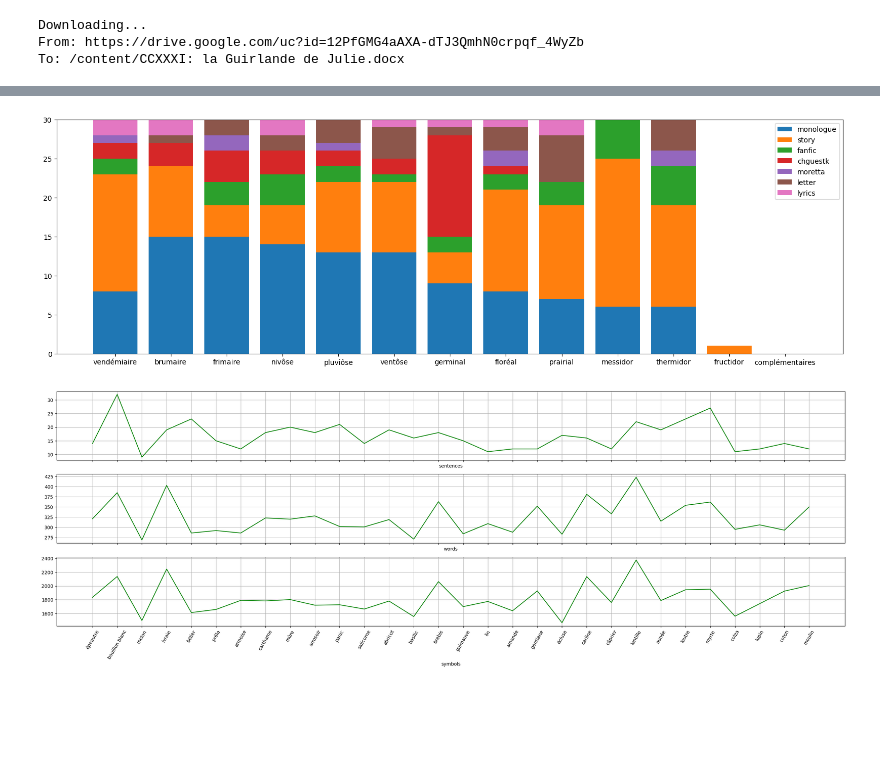
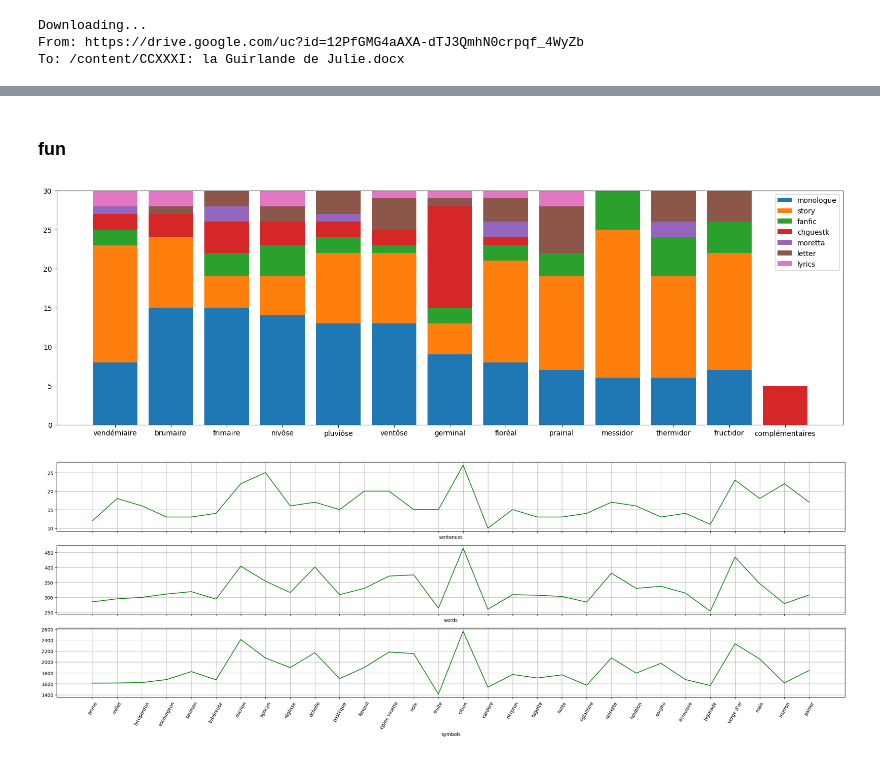
Before and after one commit to yualapshina/ccxxxi-statistics, a Jupyter notebook: ccxxxi.ipynb, the cells around one changed output, grey strips where cells are left out. Saved outputs shown, nothing was run; the diff lists cells and outputs as text; code cells hidden in the pictures; blank space fills up the shorter version.

```diff
--- a/ccxxxi.ipynb
+++ b/ccxxxi.ipynb
@@ -65,6 +65,7 @@ months = ["vendémiaire", "brumaire", "frimaire", "nivôse", "pluviôse", "vent
           "germinal", "floréal", "prairial", "messidor", "thermidor", "fructidor", "complémentaires"]
 for month in months:
   txt = txt.replace(month.upper(), "")
+txt = txt.replace("FIN", "")
 
 labels = ["monologue", "story", "fanfic", "chguestk", "moretta", "letter", "lyrics"]
 
@@ -86,6 +87,7 @@ while(multifind(txt, labels) != -1):
   })
   df = pd.concat([df, day.to_frame().T], ignore_index=True)
 # %%
+df['month'] = df['month'].map(lambda x: x + "s" if x == "complémentaire" else x)
 df["words"] = df["text"].map(lambda x: len(x.replace("-", "").split()))
 df["symbols"] = df["text"].map(lambda x: len(x.replace(" ", "")))
 df["capitals"] = df["text"].map(lambda x: len(list(filter(lambda c: c.isupper(), x))))
@@ -135,3 +137,5 @@ df[df["label"] == "letter"]#.sort_values(by=["words"], ascending=False)
+# %% [markdown]
+### fun
 # %%
 fig = plt.figure(figsize=(20, 6))
 bottom = np.zeros(len(months))
@@ -144,21 +148,21 @@ for label in labels:
 plt.legend()
 plt.show()
 # %% [output]
-[figure, old version]
+[figure, new version]
 # %%
-batch = df[df["month"] == months[10]]
+batch = df[df["month"] == months[11]]
 
 plots = ["sentences", "words", "symbols"]
 # plots = ["capitals", "dashes", "questions", "exclamations", "newlines"]
 fig, axs = plt.subplots(len(plots), 1, sharex=True, figsize=(batch.shape[0], 3 * len(plots)))
 for i in range(len(plots)):
   axs[i].plot(batch["name"], batch[plots[i]], 'g')
   axs[i].set_xlabel(plots[i])
   axs[i].grid()
 plt.xticks(rotation=60)
 plt.show()
 # %% [output]
-[figure, old version]
+[figure, new version]
 # %%
 boxprops = dict(linewidth=2, color='g')
 medianprops = dict(linewidth=2, color='r')
```
Also changed, not shown: parts of 12 cells of this notebook.
